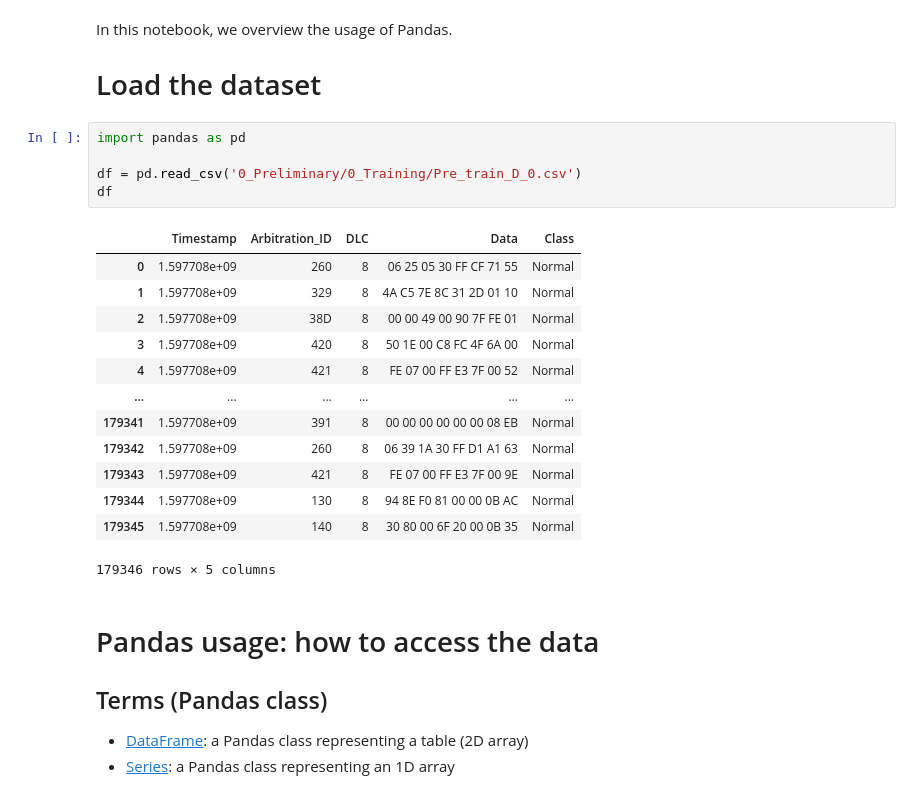
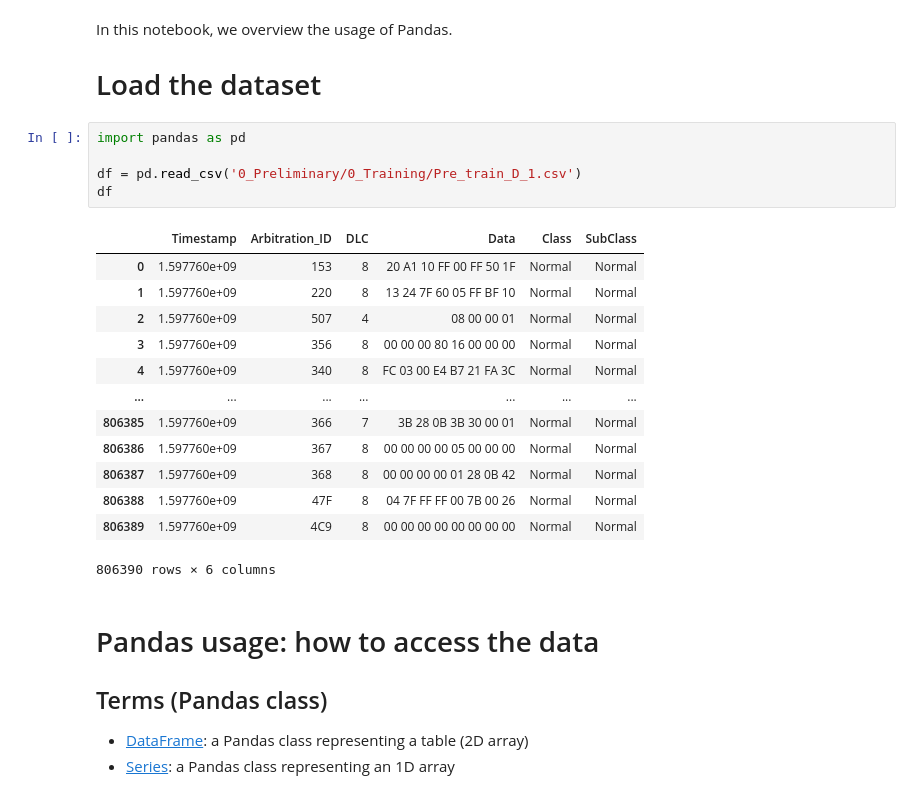
Before and after one commit to hksecurity/2022-StudyTour-UWA-KU, a Jupyter notebook: 0_pandas_usage.ipynb, the cells around one changed output. Cells and saved outputs as stored; diff of their text form.

```diff
--- a/0_pandas_usage.ipynb
+++ b/0_pandas_usage.ipynb
@@ -5,22 +5,22 @@ In this notebook, we overview the usage of Pandas.
 # %%
 import pandas as pd
 
-df = pd.read_csv('0_Preliminary/0_Training/Pre_train_D_0.csv')
+df = pd.read_csv('0_Preliminary/0_Training/Pre_train_D_1.csv')
 df
 # %% [output]
-|  | Timestamp | Arbitration_ID | DLC | Data | Class |
-| 0 | 1.597708e+09 | 260 | 8 | 06 25 05 30 FF CF 71 55 | Normal |
-| 1 | 1.597708e+09 | 329 | 8 | 4A C5 7E 8C 31 2D 01 10 | Normal |
-| 2 | 1.597708e+09 | 38D | 8 | 00 00 49 00 90 7F FE 01 | Normal |
-| 3 | 1.597708e+09 | 420 | 8 | 50 1E 00 C8 FC 4F 6A 00 | Normal |
-| 4 | 1.597708e+09 | 421 | 8 | FE 07 00 FF E3 7F 00 52 | Normal |
-| ... | ... | ... | ... | ... | ... |
-| 179341 | 1.597708e+09 | 391 | 8 | 00 00 00 00 00 00 08 EB | Normal |
-| 179342 | 1.597708e+09 | 260 | 8 | 06 39 1A 30 FF D1 A1 63 | Normal |
-| 179343 | 1.597708e+09 | 421 | 8 | FE 07 00 FF E3 7F 00 9E | Normal |
-| 179344 | 1.597708e+09 | 130 | 8 | 94 8E F0 81 00 00 0B AC | Normal |
-| 179345 | 1.597708e+09 | 140 | 8 | 30 80 00 6F 20 00 0B 35 | Normal |
+|  | Timestamp | Arbitration_ID | DLC | Data | Class | SubClass |
+| 0 | 1.597760e+09 | 153 | 8 | 20 A1 10 FF 00 FF 50 1F | Normal | Normal |
+| 1 | 1.597760e+09 | 220 | 8 | 13 24 7F 60 05 FF BF 10 | Normal | Normal |
+| 2 | 1.597760e+09 | 507 | 4 | 08 00 00 01 | Normal | Normal |
+| 3 | 1.597760e+09 | 356 | 8 | 00 00 00 80 16 00 00 00 | Normal | Normal |
+| 4 | 1.597760e+09 | 340 | 8 | FC 03 00 E4 B7 21 FA 3C | Normal | Normal |
+| ... | ... | ... | ... | ... | ... | ... |
+| 806385 | 1.597760e+09 | 366 | 7 | 3B 28 0B 3B 30 00 01 | Normal | Normal |
+| 806386 | 1.597760e+09 | 367 | 8 | 00 00 00 00 05 00 00 00 | Normal | Normal |
+| 806387 | 1.597760e+09 | 368 | 8 | 00 00 00 00 01 28 0B 42 | Normal | Normal |
+| 806388 | 1.597760e+09 | 47F | 8 | 04 7F FF FF 00 7B 00 26 | Normal | Normal |
+| 806389 | 1.597760e+09 | 4C9 | 8 | 00 00 00 00 00 00 00 00 | Normal | Normal |
-179346 rows × 5 columns
+806390 rows × 6 columns
 # %% [markdown]
 # Pandas usage: how to access the data
 ## Terms (Pandas class)
```
Also changed, not shown: parts of 23 cells of this notebook.
